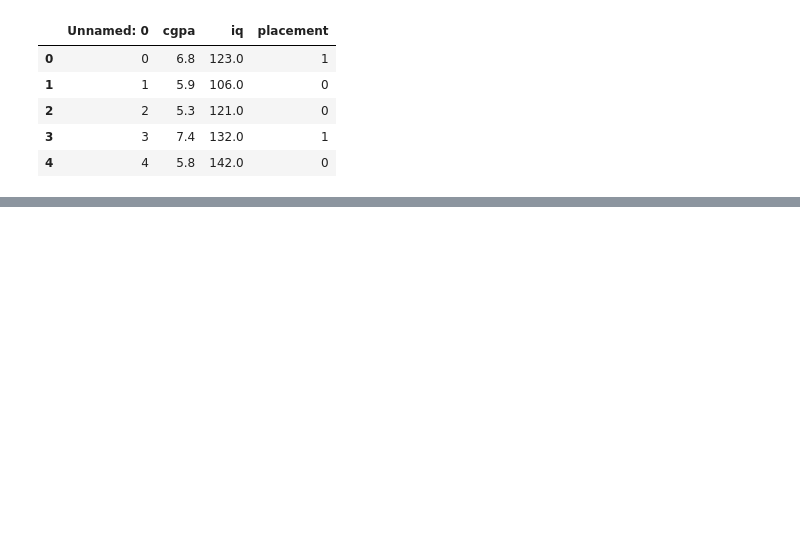
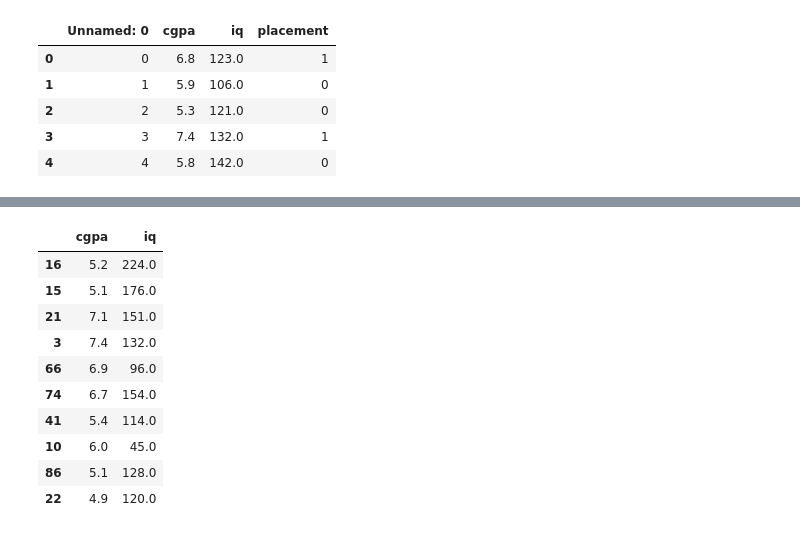
Before and after one commit to shaileshhb/100-days-of-ml, a Jupyter notebook: placement-model/placement.ipynb, the cells around one changed output, grey strips where cells are left out. Cells and saved outputs as stored; diff of their text form; code cells hidden in the pictures; blank space fills up the shorter version.

```diff
--- a/placement-model/placement.ipynb
+++ b/placement-model/placement.ipynb
@@ -23,0 +92,19 @@ df.head()
+# %%
+# 3. Train test split
+from sklearn.model_selection import train_test_split
+
+X_train, X_test, y_train, y_test = train_test_split(X, y, test_size=0.1)
+# %%
+X_test
+# %% [output]
+|  | cgpa | iq |
+| 16 | 5.2 | 224.0 |
+| 15 | 5.1 | 176.0 |
+| 21 | 7.1 | 151.0 |
+| 3 | 7.4 | 132.0 |
+| 66 | 6.9 | 96.0 |
+| 74 | 6.7 | 154.0 |
+| 41 | 5.4 | 114.0 |
+| 10 | 6.0 | 45.0 |
+| 86 | 5.1 | 128.0 |
+| 22 | 4.9 | 120.0 |
```
Also changed, not shown: parts of 16 cells of this notebook, 2 other files.
